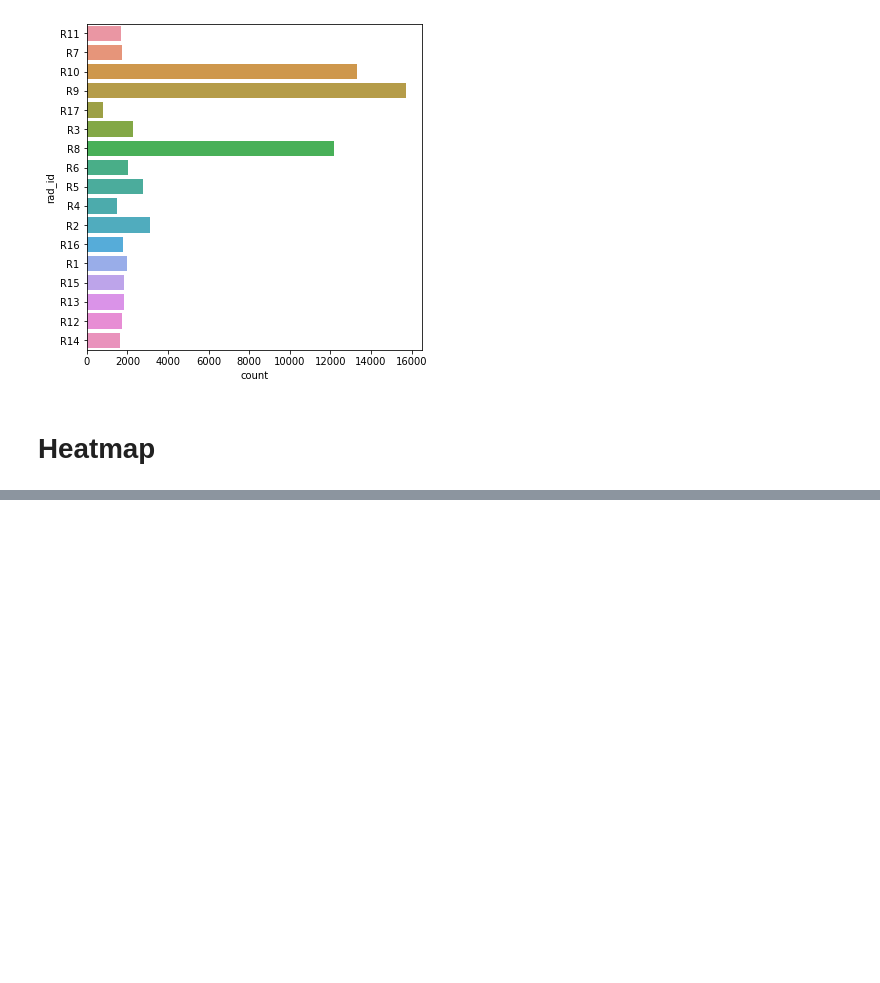
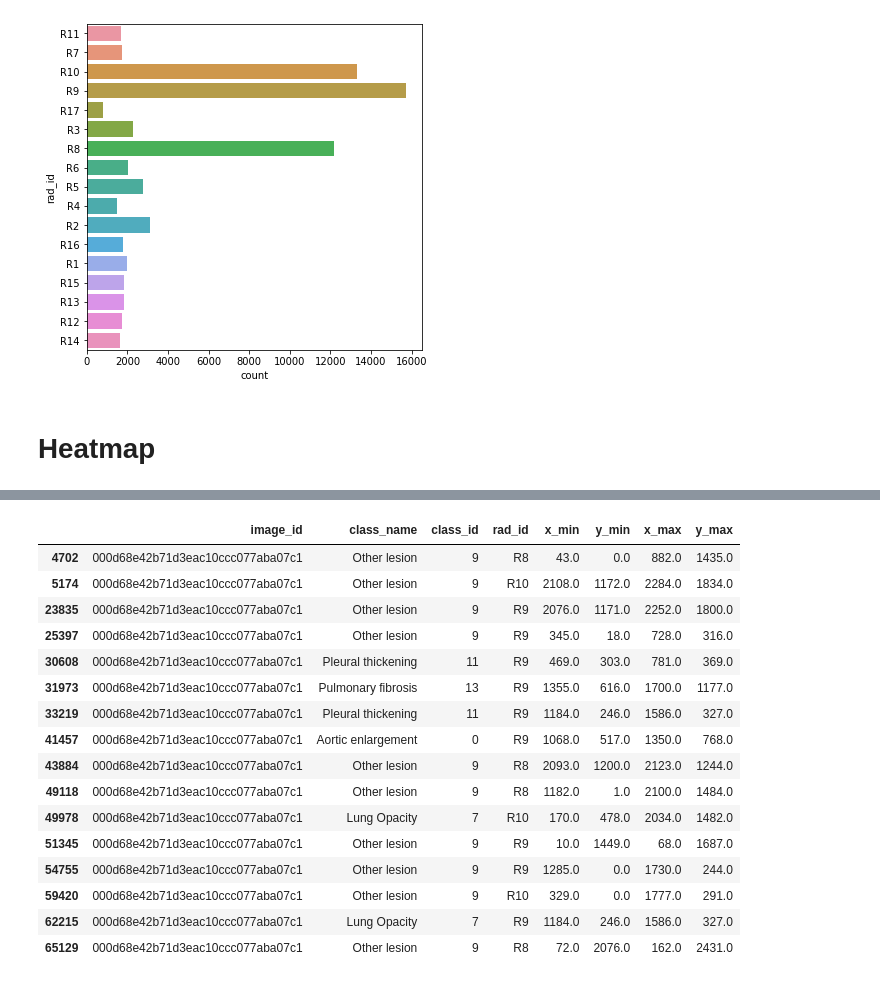
Before and after one commit to Yuchen-Dai/vinbigdata-chest-xray-abnormalities-detection, a Jupyter notebook: Data Analysis.ipynb, the cells around one changed output, grey strips where cells are left out. Saved outputs shown, nothing was run; the diff lists cells and outputs as text; code cells hidden in the pictures; blank space fills up the shorter version.

```diff
--- a/Data Analysis.ipynb
+++ b/Data Analysis.ipynb
@@ -126,0 +138,20 @@ plt.show()
+# %%
+train[train['image_id'] == '000d68e42b71d3eac10ccc077aba07c1']
+# %% [output]
+|  | image_id | class_name | class_id | rad_id | x_min | y_min | x_max | y_max |
+| 4702 | 000d68e42b71d3eac10ccc077aba07c1 | Other lesion | 9 | R8 | 43.0 | 0.0 | 882.0 | 1435.0 |
+| 5174 | 000d68e42b71d3eac10ccc077aba07c1 | Other lesion | 9 | R10 | 2108.0 | 1172.0 | 2284.0 | 1834.0 |
+| 23835 | 000d68e42b71d3eac10ccc077aba07c1 | Other lesion | 9 | R9 | 2076.0 | 1171.0 | 2252.0 | 1800.0 |
+| 25397 | 000d68e42b71d3eac10ccc077aba07c1 | Other lesion | 9 | R9 | 345.0 | 18.0 | 728.0 | 316.0 |
+| 30608 | 000d68e42b71d3eac10ccc077aba07c1 | Pleural thickening | 11 | R9 | 469.0 | 303.0 | 781.0 | 369.0 |
+| 31973 | 000d68e42b71d3eac10ccc077aba07c1 | Pulmonary fibrosis | 13 | R9 | 1355.0 | 616.0 | 1700.0 | 1177.0 |
+| 33219 | 000d68e42b71d3eac10ccc077aba07c1 | Pleural thickening | 11 | R9 | 1184.0 | 246.0 | 1586.0 | 327.0 |
+| 41457 | 000d68e42b71d3eac10ccc077aba07c1 | Aortic enlargement | 0 | R9 | 1068.0 | 517.0 | 1350.0 | 768.0 |
+| 43884 | 000d68e42b71d3eac10ccc077aba07c1 | Other lesion | 9 | R8 | 2093.0 | 1200.0 | 2123.0 | 1244.0 |
+| 49118 | 000d68e42b71d3eac10ccc077aba07c1 | Other lesion | 9 | R8 | 1182.0 | 1.0 | 2100.0 | 1484.0 |
+| 49978 | 000d68e42b71d3eac10ccc077aba07c1 | Lung Opacity | 7 | R10 | 170.0 | 478.0 | 2034.0 | 1482.0 |
+| 51345 | 000d68e42b71d3eac10ccc077aba07c1 | Other lesion | 9 | R9 | 10.0 | 1449.0 | 68.0 | 1687.0 |
+| 54755 | 000d68e42b71d3eac10ccc077aba07c1 | Other lesion | 9 | R9 | 1285.0 | 0.0 | 1730.0 | 244.0 |
+| 59420 | 000d68e42b71d3eac10ccc077aba07c1 | Other lesion | 9 | R10 | 329.0 | 0.0 | 1777.0 | 291.0 |
+| 62215 | 000d68e42b71d3eac10ccc077aba07c1 | Lung Opacity | 7 | R9 | 1184.0 | 246.0 | 1586.0 | 327.0 |
+| 65129 | 000d68e42b71d3eac10ccc077aba07c1 | Other lesion | 9 | R8 | 72.0 | 2076.0 | 162.0 | 2431.0 |
```
Also changed, not shown: parts of 7 cells of this notebook.
